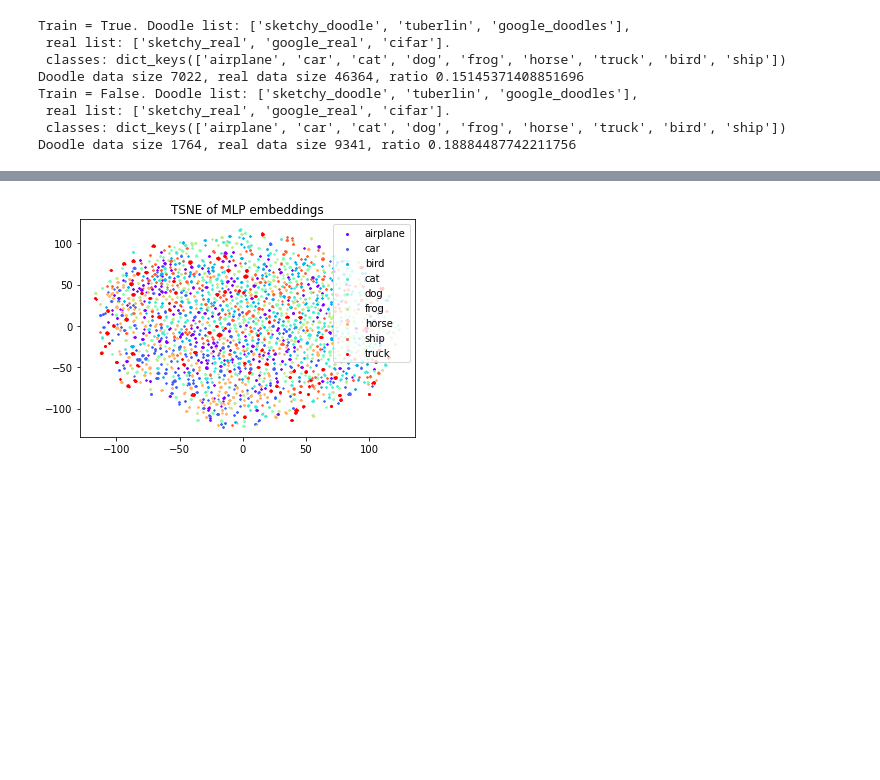
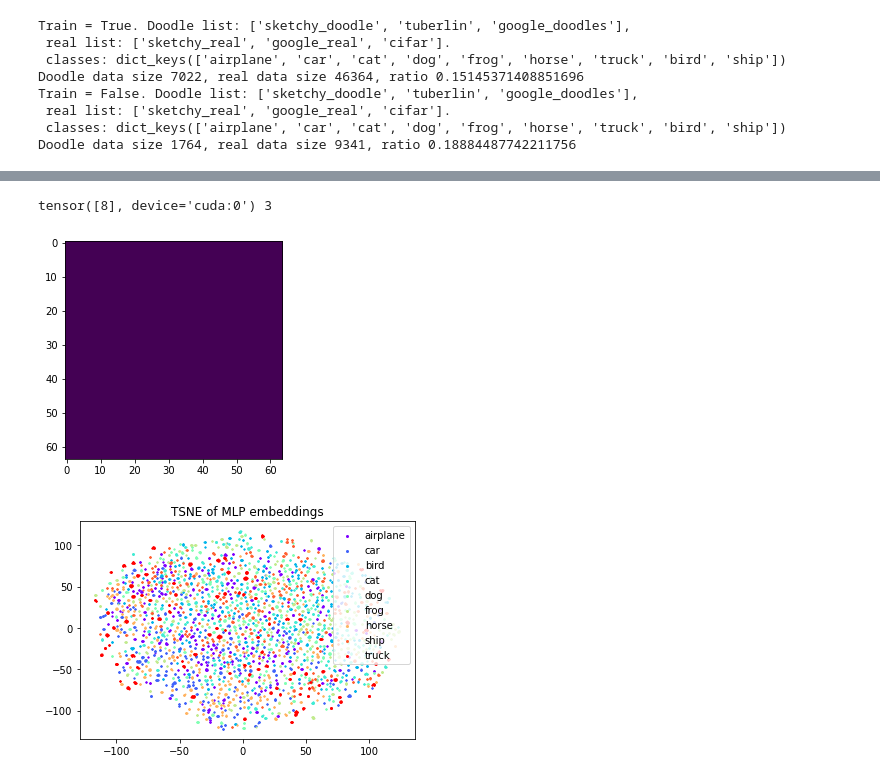
Before and after one commit to rish-16/cs4243-project, a Jupyter notebook: analyse_v2_cnn.ipynb, the cells around one changed output, grey strips where cells are left out. Cells and saved outputs as stored; diff of their text form; code cells hidden in the pictures; blank space fills up the shorter version.

```diff
--- a/analyse_v2_cnn.ipynb
+++ b/analyse_v2_cnn.ipynb
@@ -37,4 +92,4 @@ val_loader = DataLoader(val_set, batch_size=256, shuffle=False, drop_last=True)
 # %%
-doodle_model = DoodleMLP(doodle_size * doodle_size, 128, NUM_CLASSES, dropout=0.2)
-real_model = RealMLP(real_size * real_size * 3, 512, NUM_CLASSES, dropout=0.2)
+doodle_model = V2ConvNet(1, NUM_CLASSES, dropout=0.2)
+real_model = V2ConvNet(3, NUM_CLASSES, dropout=0.2)
 # %%
@@ -81,3 +258,28 @@ tensor([0.5919, 0.1144, 0.3767, 0.4613, 0.6330, 0.5970, 0.6002, 0.4759, 0.6835])
+# %%
+from pytorch_grad_cam import GradCAM
+from pytorch_grad_cam.utils.model_targets import ClassifierOutputTarget
+from pytorch_grad_cam.utils.image import show_cam_on_image
+
+target_layers = [model2.layers]
+rand_idx = torch.randint(0, 100, size=[1]) # pick a random index from the test set
+input_tensor = val_set[rand_idx][2].unsqueeze(0) # test image
+y = val_set[rand_idx][3] # associated test label
+scores = (model2(input_tensor.cuda()).argmax(1))
+print (scores, y)
+
+
+cam = GradCAM(model=model2, target_layers=target_layers, use_cuda=True)
+targets = [ClassifierOutputTarget(y)]
+
+grayscale_cam = cam(input_tensor=input_tensor, targets=targets)
+
+grayscale_cam = grayscale_cam[0, :]
+plt.imshow(grayscale_cam)
+plt.show()
+# visualization = show_cam_on_image(input_tensor, grayscale_cam, use_rgb=True)
+# %% [output]
+tensor([8], device='cuda:0') 3
+[figure, added]
 # %%
 def plot_tsne(d, title="", alpha=1, size=1):
     class_to_idx = {clas: idx for idx, clas in enumerate(d.keys())}
```
Also changed, not shown: parts of 13 cells of this notebook, 9 other files.
